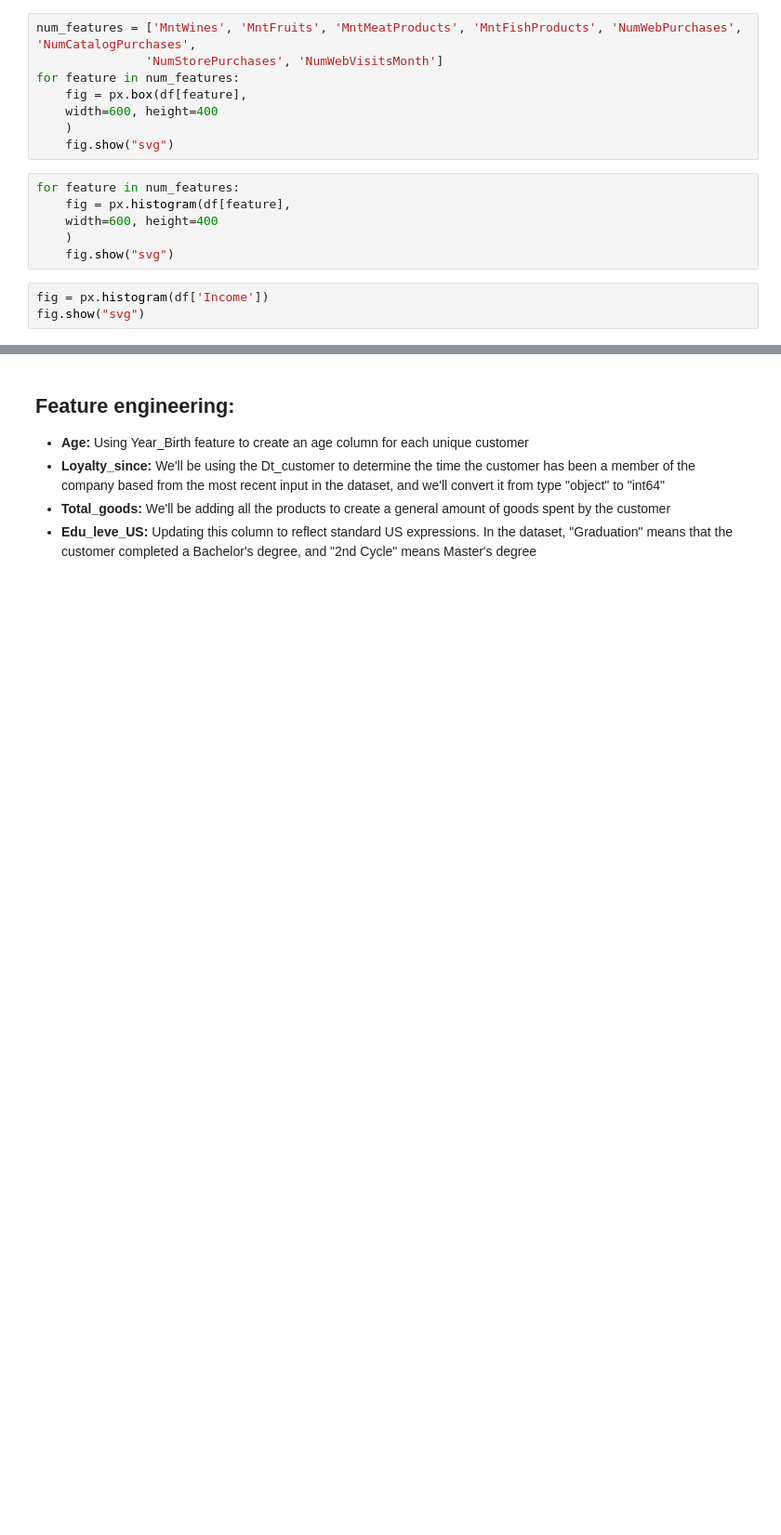
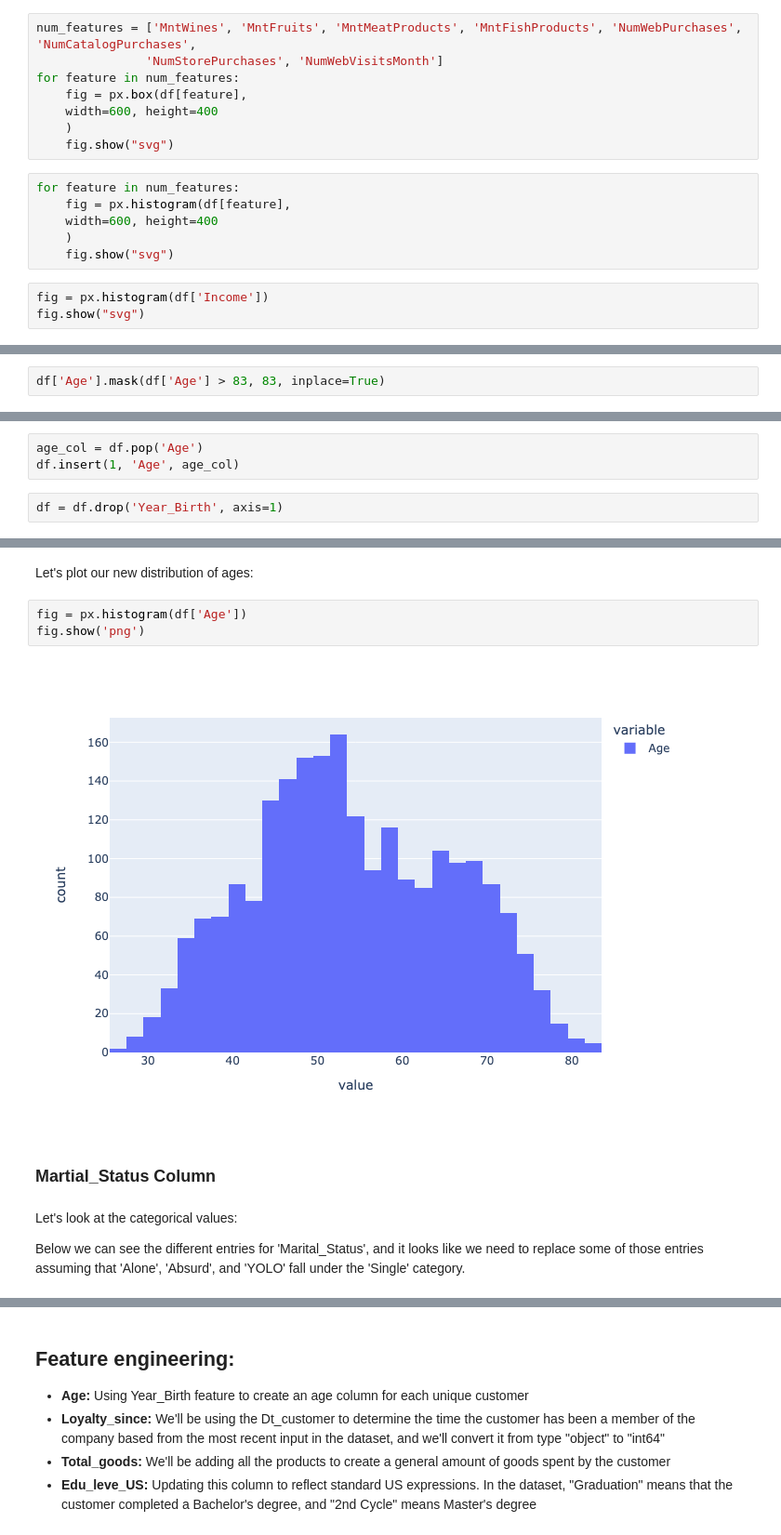
Before and after one commit to lauxpaux/CustomerSegmentation, a Jupyter notebook: customer_segmentation.ipynb, the cells around one changed output, grey strips where cells are left out. Shown at 93% size. Saved outputs shown, nothing was run; the diff lists cells and outputs as text; blank space fills up the shorter version.

```diff
--- a/customer_segmentation.ipynb
+++ b/customer_segmentation.ipynb
@@ -352,0 +293,2 @@ df[df['Marital_Status']=='Divorced']
+# %%
+df['Age'].mask(df['Age'] > 83, 83, inplace=True)
@@ -352,0 +309,5 @@ df[df['Marital_Status']=='Divorced']
+# %%
+age_col = df.pop('Age')
+df.insert(1, 'Age', age_col)
+# %%
+df = df.drop('Year_Birth', axis=1)
@@ -352,0 +330,13 @@ df[df['Marital_Status']=='Divorced']
+# %% [markdown]
+Let's plot our new distribution of ages:
+# %%
+fig = px.histogram(df['Age'])
+fig.show('png')
+# %% [output]
+[figure, added]
+# %% [markdown]
+### Martial_Status Column
+# %% [markdown]
+Let's look at the categorical values:
+
+Below we can see the different entries for 'Marital_Status', and it looks like we need to replace some of those entries assuming that 'Alone', 'Absurd', and 'YOLO' fall under the 'Single' category.
```
Also changed, not shown: parts of 38 cells of this notebook, 1 other file.
